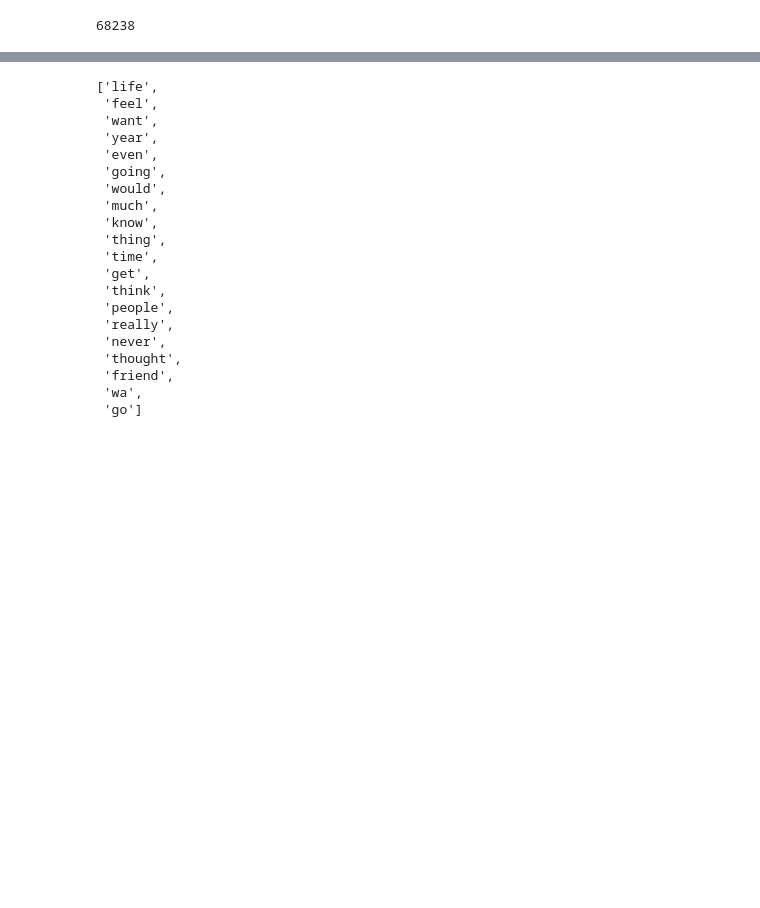
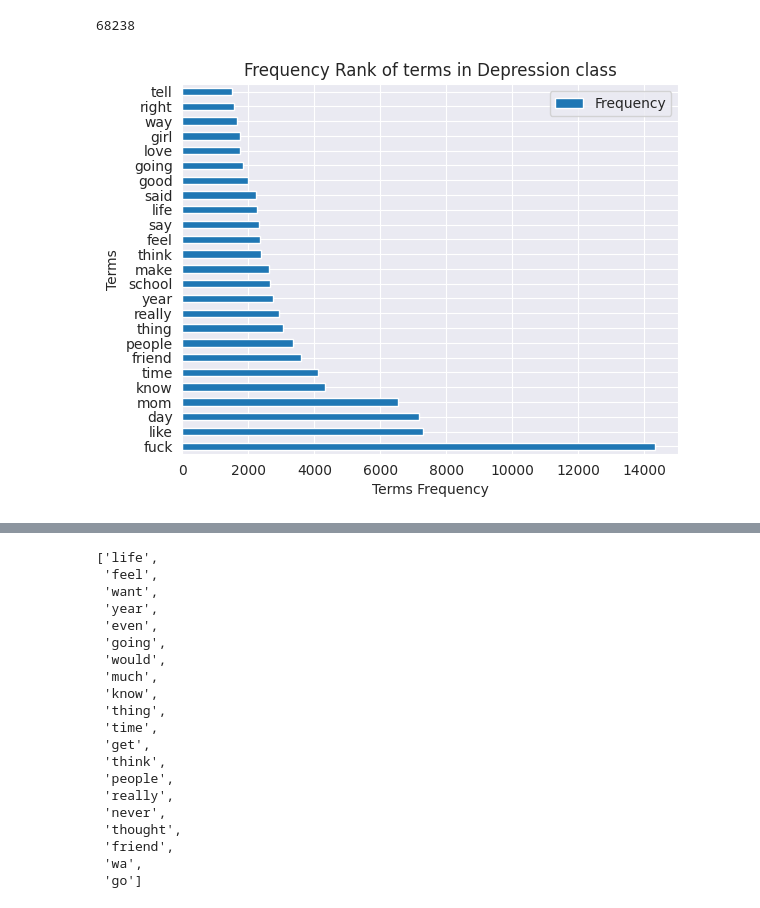
Before and after one commit to Iftekhar-mobin/AI-system, a Jupyter notebook: visualizer/scattertext_depression_data.ipynb, the cells around one changed output, grey strips where cells are left out. Cells and saved outputs as stored; diff of their text form; code cells hidden in the pictures; blank space fills up the shorter version.

```diff
--- a/visualizer/scattertext_depression_data.ipynb
+++ b/visualizer/scattertext_depression_data.ipynb
@@ -174,2 +283,19 @@ created_df = pd.DataFrame(cvec.transform(
     columns=cvec.get_feature_names())
 total_words = created_df.sum(axis=0)
+# %%
+top_40_words = total_words.sort_values(ascending = False).head(100)
+top_40_words_df = pd.DataFrame(top_40_words, columns = ["count"])
+# %%
+
+for items in sui_noise:
+    if items in top_40_words_df.index:
+        top_40_words_df = top_40_words_df.drop(items)
+# %%
+top_40_words_df[:25].plot(kind="barh")
+plt.legend(['Frequency'])
+plt.xlabel("Terms Frequency")
+plt.ylabel("Terms")
+plt.title("Frequency Rank of terms in Depression class")
+plt.show()
+# %% [output]
+[figure, added]
```
Also changed, not shown: parts of 53 cells of this notebook, 3 other files.
